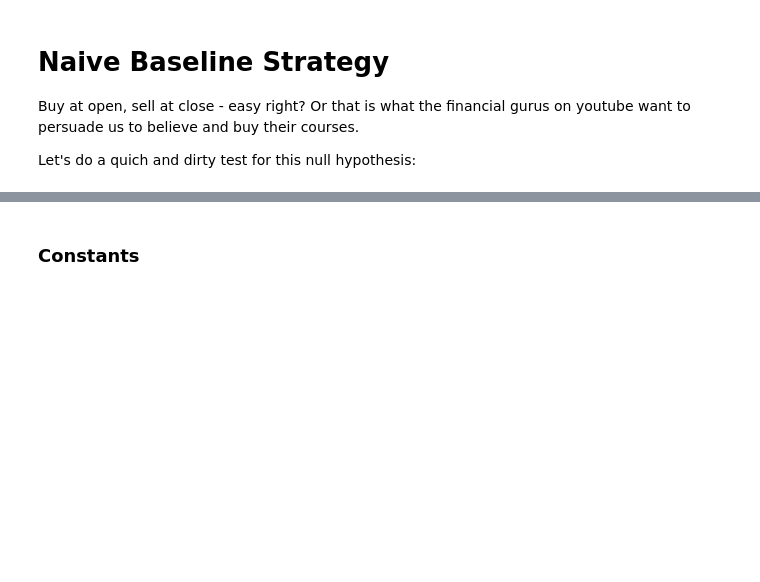
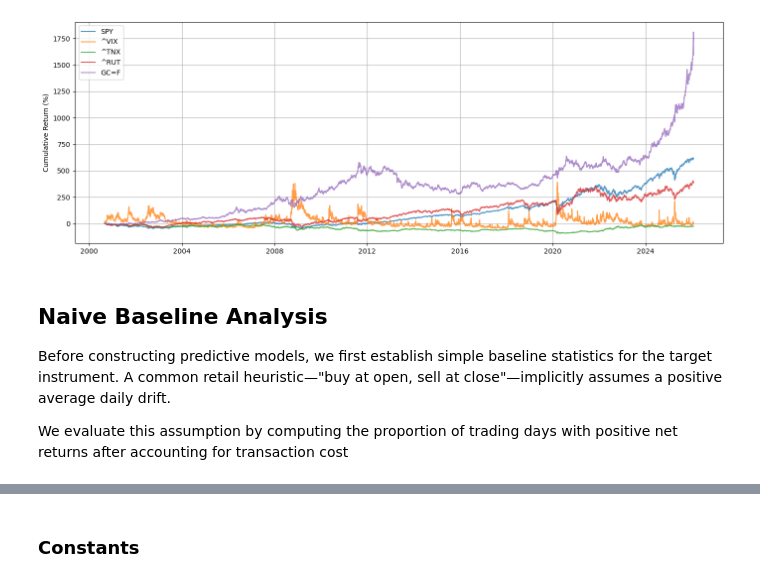
Before and after one commit to adamd1985/quant_research, a Jupyter notebook: tcn_signals_research.ipynb, the cells around one changed output, grey strips where cells are left out. Drawn from its saved outputs; the diff is of its cells as text; code cells hidden in the pictures; blank space fills up the shorter version.

```diff
--- a/tcn_signals_research.ipynb
+++ b/tcn_signals_research.ipynb
@@ -127,11 +133,5 @@ tickers, latest_start, earliest_end = get_tickerdata(tickers_symbols)
 # %%
-print(f"Date ranges {latest_start} - {earliest_end}")
-for ticker in tickers_symbols:
-    df = tickers.get(ticker)
-    df = df[(df.index >= latest_start) & (df.index <= earliest_end)]
-
-    assert len(df) > 0 and not df.isna().any().any()
-
-    tickers[ticker] = df
-
-tickers.get(TARGET_ETF).head(5)
+print(f"Date range: {latest_start.date()} to {earliest_end.date()}")
+for t in tickers_symbols:
+    tickers[t] = tickers[t].loc[latest_start:earliest_end].dropna()
+tickers[TARGET_ETF].head()
@@ -138,22 +146,19 @@ tickers.get(TARGET_ETF).head(5)
 # %%
-percentage_returns = {}
-
-for ticker in tickers_symbols:
-    df = tickers.get(ticker)
-    percentage_returns[ticker] = ((1 + df["Close"].pct_change()).cumprod() - 1) * 100
-plt.figure(figsize=(16, 6))
-for ticker, pr in percentage_returns.items():
-    plt.plot(pr, label=ticker, alpha=0.75)
-
-plt.legend(loc="upper left")
-plt.grid(True)
+fig, ax = plt.subplots(figsize=(14, 5))
+for t in tickers_symbols:
+    cumret = (1 + tickers[t]["Close"].pct_change()).cumprod() - 1
+    ax.plot(cumret * 100, label=t, alpha=0.75)
+ax.legend(loc="upper left")
+ax.set_ylabel("Cumulative Return (%)")
+ax.grid(True)
 plt.tight_layout()
-plt.show()
+# %% [output]
+[figure, added]
 # %% [markdown]
-# Naive Baseline Strategy
+## Naive Baseline Analysis
 
-Buy at open, sell at close - easy right? Or that is what the financial gurus on youtube want to persuade us to believe and buy their courses.
+Before constructing predictive models, we first establish simple baseline statistics for the target instrument. A common retail heuristic—"buy at open, sell at close"—implicitly assumes a positive average daily drift.
 
-Let's do a quich and dirty test for this null hypothesis:
+We evaluate this assumption by computing the proportion of trading days with positive net returns after accounting for transaction cost
 # %%
 if "WINDOW_SIZE" not in globals():
```
Also changed, not shown: parts of 88 cells of this notebook, 1 other file.
